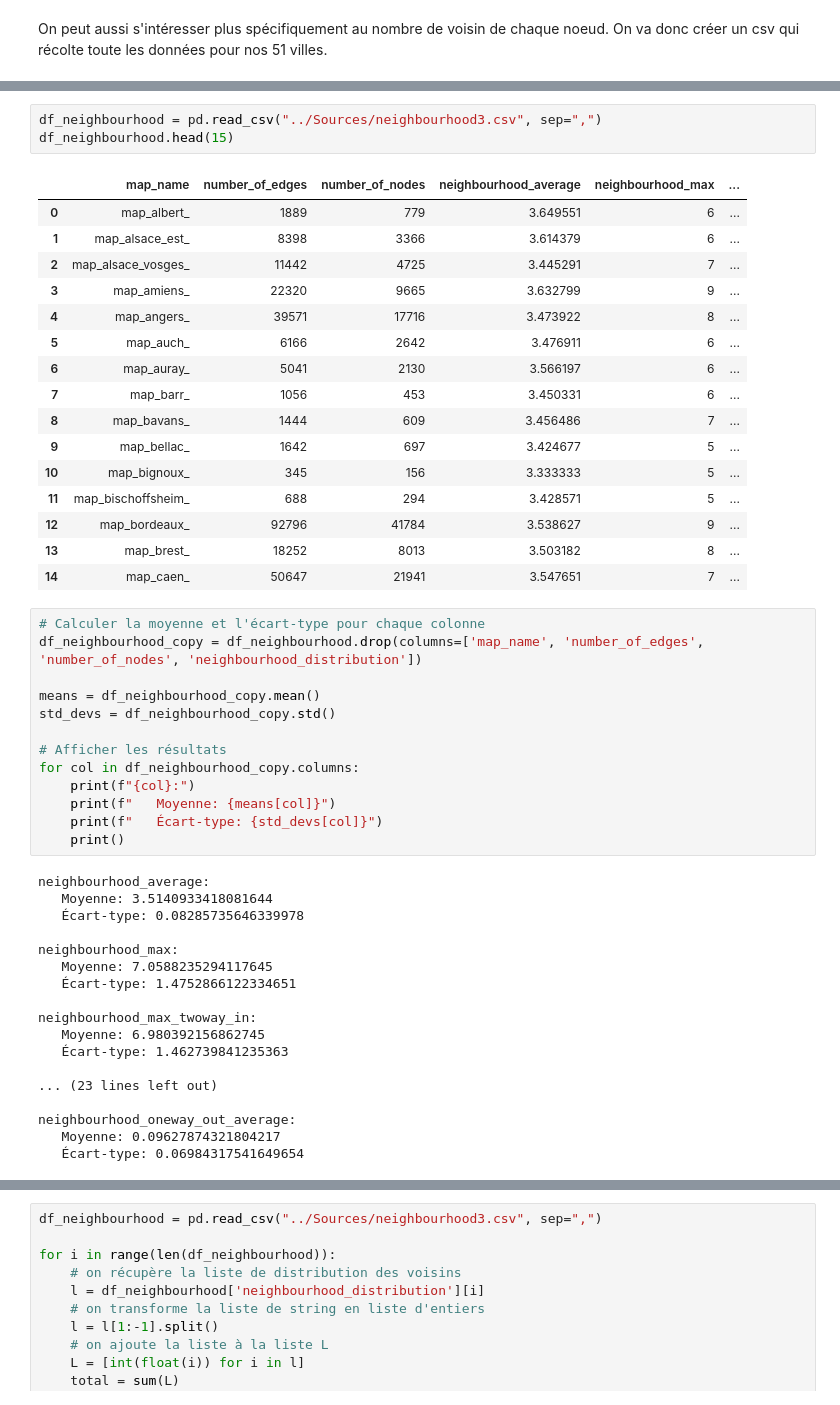
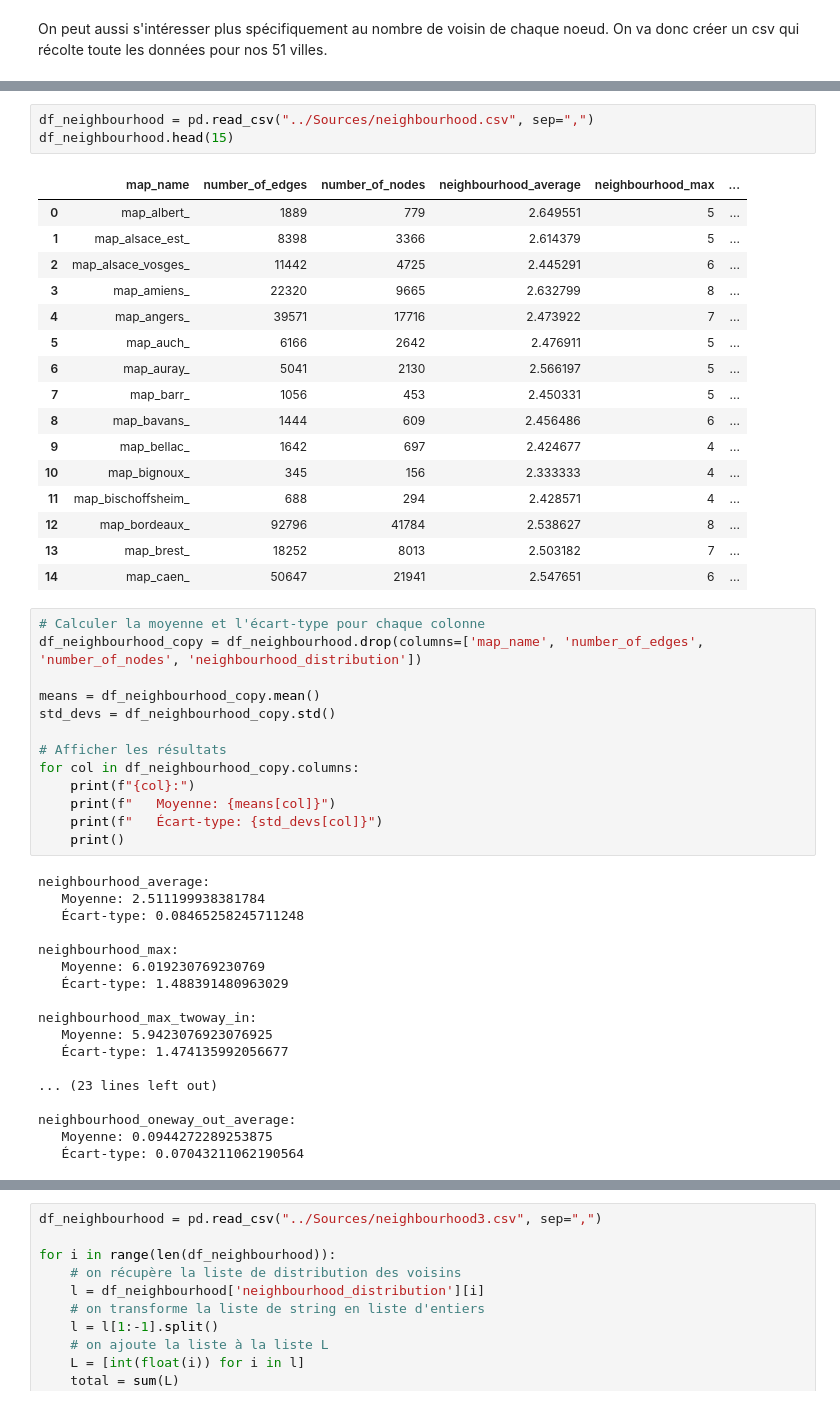
Before and after one commit to alexismarie8314/PFE_RECHERCHE_VOITURE, a Jupyter notebook: Parsing_graph/graph_density_analisys.ipynb, the cells around one changed output, grey strips where cells are left out. Cells and saved outputs as stored; diff of their text form.

```diff
--- a/Parsing_graph/graph_density_analisys.ipynb
+++ b/Parsing_graph/graph_density_analisys.ipynb
@@ -255,23 +374,23 @@ for file in os.listdir("../Sources/map"):
 # %%
-df_neighbourhood = pd.read_csv("../Sources/neighbourhood3.csv", sep=",")
+df_neighbourhood = pd.read_csv("../Sources/neighbourhood.csv", sep=",")
 df_neighbourhood.head(15)
 # %% [output]
 |  | map_name | number_of_edges | number_of_nodes | neighbourhood_average | neighbourhood_max | ... |
-| 0 | map_albert_ | 1889 | 779 | 3.649551 | 6 | ... |
-| 1 | map_alsace_est_ | 8398 | 3366 | 3.614379 | 6 | ... |
-| 2 | map_alsace_vosges_ | 11442 | 4725 | 3.445291 | 7 | ... |
-| 3 | map_amiens_ | 22320 | 9665 | 3.632799 | 9 | ... |
-| 4 | map_angers_ | 39571 | 17716 | 3.473922 | 8 | ... |
-| 5 | map_auch_ | 6166 | 2642 | 3.476911 | 6 | ... |
-| 6 | map_auray_ | 5041 | 2130 | 3.566197 | 6 | ... |
-| 7 | map_barr_ | 1056 | 453 | 3.450331 | 6 | ... |
-| 8 | map_bavans_ | 1444 | 609 | 3.456486 | 7 | ... |
-| 9 | map_bellac_ | 1642 | 697 | 3.424677 | 5 | ... |
-| 10 | map_bignoux_ | 345 | 156 | 3.333333 | 5 | ... |
-| 11 | map_bischoffsheim_ | 688 | 294 | 3.428571 | 5 | ... |
-| 12 | map_bordeaux_ | 92796 | 41784 | 3.538627 | 9 | ... |
-| 13 | map_brest_ | 18252 | 8013 | 3.503182 | 8 | ... |
-| 14 | map_caen_ | 50647 | 21941 | 3.547651 | 7 | ... |
+| 0 | map_albert_ | 1889 | 779 | 2.649551 | 5 | ... |
+| 1 | map_alsace_est_ | 8398 | 3366 | 2.614379 | 5 | ... |
+| 2 | map_alsace_vosges_ | 11442 | 4725 | 2.445291 | 6 | ... |
+| 3 | map_amiens_ | 22320 | 9665 | 2.632799 | 8 | ... |
+| 4 | map_angers_ | 39571 | 17716 | 2.473922 | 7 | ... |
+| 5 | map_auch_ | 6166 | 2642 | 2.476911 | 5 | ... |
+| 6 | map_auray_ | 5041 | 2130 | 2.566197 | 5 | ... |
+| 7 | map_barr_ | 1056 | 453 | 2.450331 | 5 | ... |
+| 8 | map_bavans_ | 1444 | 609 | 2.456486 | 6 | ... |
+| 9 | map_bellac_ | 1642 | 697 | 2.424677 | 4 | ... |
+| 10 | map_bignoux_ | 345 | 156 | 2.333333 | 4 | ... |
+| 11 | map_bischoffsheim_ | 688 | 294 | 2.428571 | 4 | ... |
+| 12 | map_bordeaux_ | 92796 | 41784 | 2.538627 | 8 | ... |
+| 13 | map_brest_ | 18252 | 8013 | 2.503182 | 7 | ... |
+| 14 | map_caen_ | 50647 | 21941 | 2.547651 | 6 | ... |
 # %%
 # Calculer la moyenne et l'écart-type pour chaque colonne
 df_neighbourhood_copy = df_neighbourhood.drop(columns=['map_name', 'number_of_edges', 'number_of_nodes', 'neighbourhood_distribution'])
@@ -287,21 +406,21 @@ for col in df_neighbourhood_copy.columns:
     print()
 # %% [output]
 neighbourhood_average:
-   Moyenne: 3.5140933418081644
-   Écart-type: 0.08285735646339978
+   Moyenne: 2.511199938381784
+   Écart-type: 0.08465258245711248
 
 neighbourhood_max:
-   Moyenne: 7.0588235294117645
-   Écart-type: 1.4752866122334651
+   Moyenne: 6.019230769230769
+   Écart-type: 1.488391480963029
 
 neighbourhood_max_twoway_in:
-   Moyenne: 6.980392156862745
-   Écart-type: 1.462739841235363
+   Moyenne: 5.9423076923076925
+   Écart-type: 1.474135992056677
 
 ... (23 lines left out)
 
 neighbourhood_oneway_out_average:
-   Moyenne: 0.09627874321804217
-   Écart-type: 0.06984317541649654
+   Moyenne: 0.0944272289253875
+   Écart-type: 0.07043211062190564
 # %%
 # add the list of neighbourhood_distribution in the dataframe to plot it
```
Also changed, not shown: parts of 9 cells of this notebook, 40 other files.
